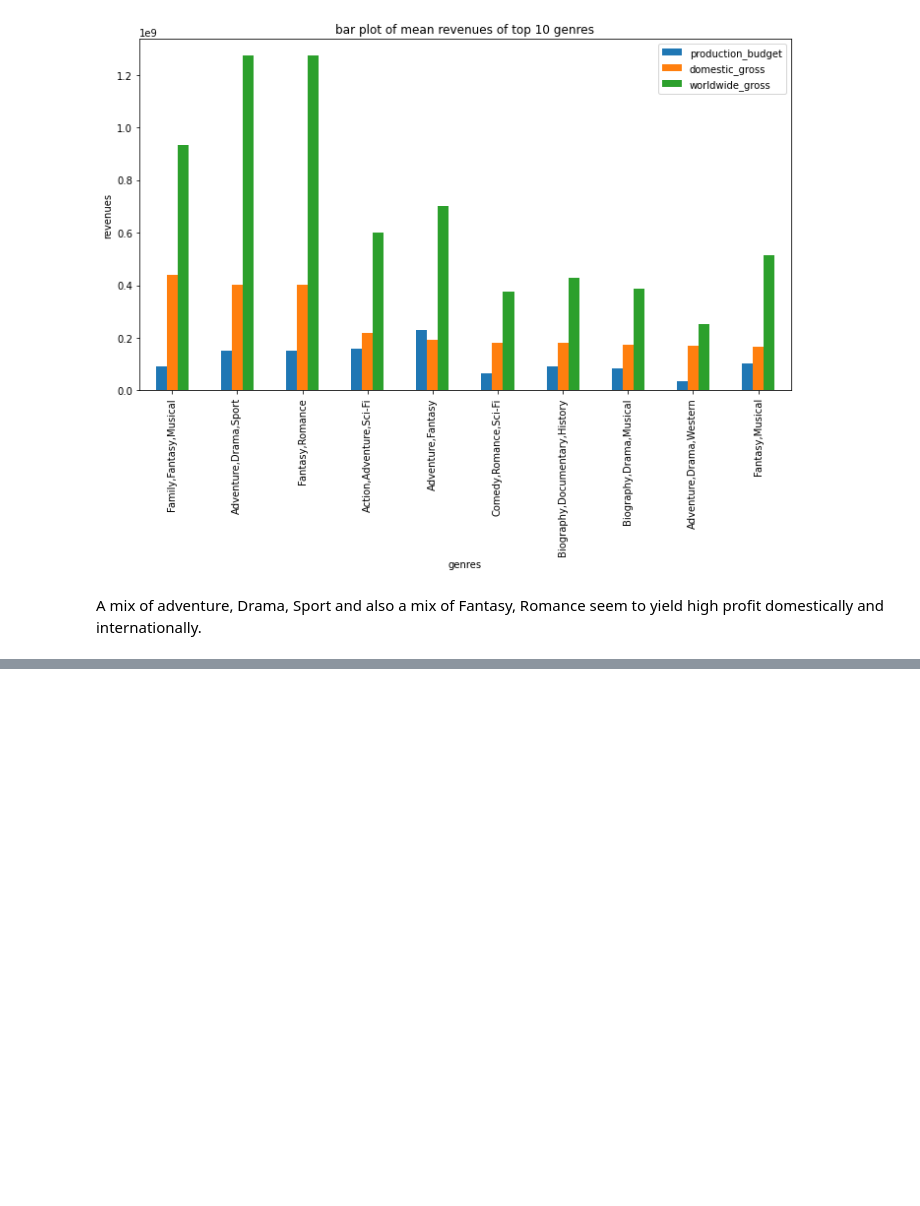
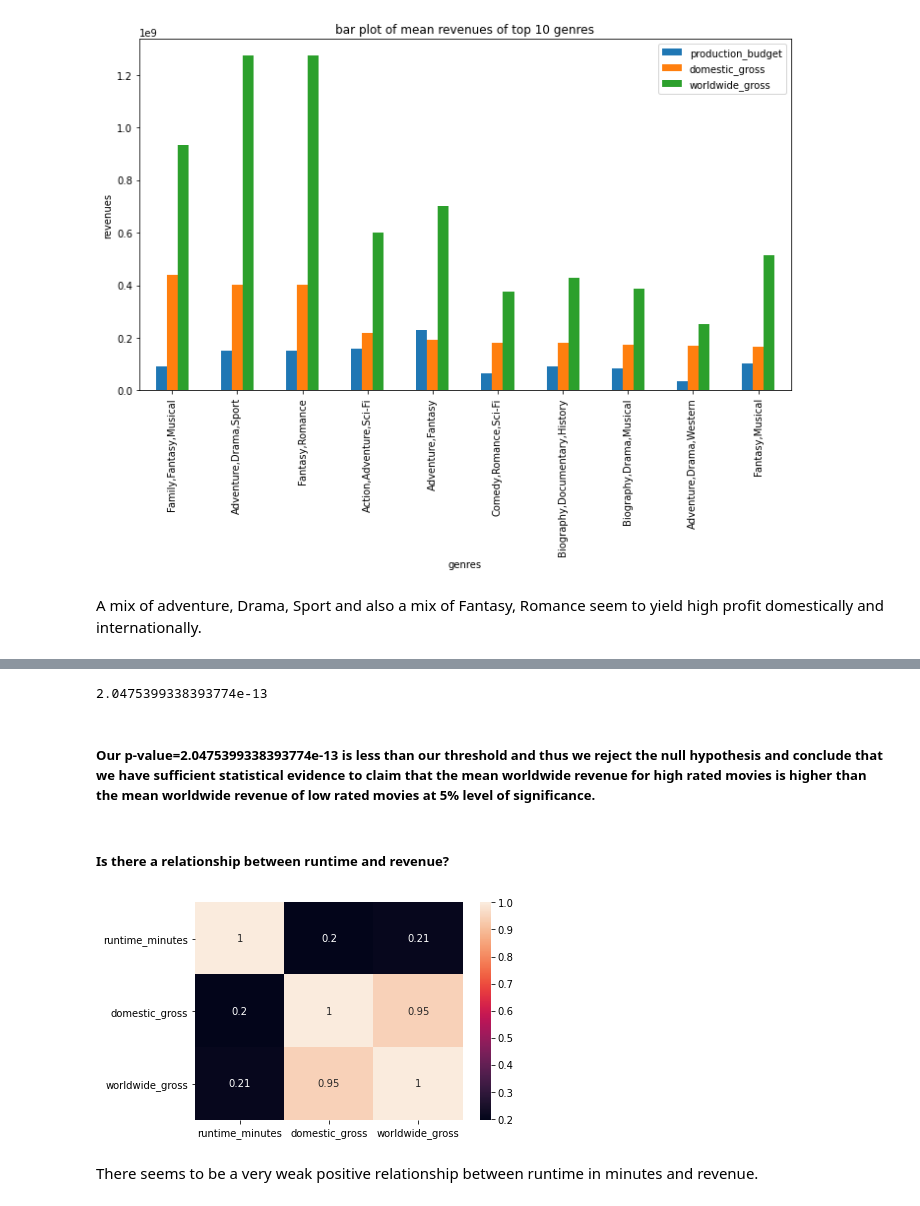
Before and after one commit to Graham-49/Phase2-project, a Jupyter notebook: notebooks/victor.ipynb, the cells around one changed output, grey strips where cells are left out. Saved outputs shown, nothing was run; the diff lists cells and outputs as text; code cells hidden in the pictures; blank space fills up the shorter version.

```diff
--- a/notebooks/victor.ipynb
+++ b/notebooks/victor.ipynb
@@ -148,0 +196,21 @@ A mix of adventure, Drama, Sport and also a mix of Fantasy, Romance seem to yiel
+# %%
+high_rated=movie_details_and_revenue[movie_details_and_revenue['averagerating']>=7.0]['worldwide_gross']
+low_rated=movie_details_and_revenue[movie_details_and_revenue['averagerating']<7.0]['worldwide_gross']
+t_stat, p = stats.ttest_ind(high_rated,low_rated,equal_var=False)
+if t_stat>0:
+    p_value_one_sided=p/2
+else:
+    p_value_one_sided=1-(p/2)
+p_value_one_sided
+# %% [output]
+2.0475399338393774e-13
+# %% [markdown]
+##### Our p-value=2.0475399338393774e-13 is less than our threshold and thus we reject the null hypothesis and conclude that we have sufficient statistical evidence to claim that the mean worldwide revenue for high rated movies is higher than the mean worldwide revenue of low rated movies at 5% level of significance.
+# %% [markdown]
+##### Is there a relationship between runtime and revenue?
+# %%
+sns.heatmap(movie_details_and_revenue[['runtime_minutes','domestic_gross','worldwide_gross']].corr(), annot=True);
+# %% [output]
+[figure, added]
+# %% [markdown]
+There seems to be a very weak positive relationship between runtime in minutes and revenue.
```
Also changed, not shown: parts of 10 cells of this notebook.
